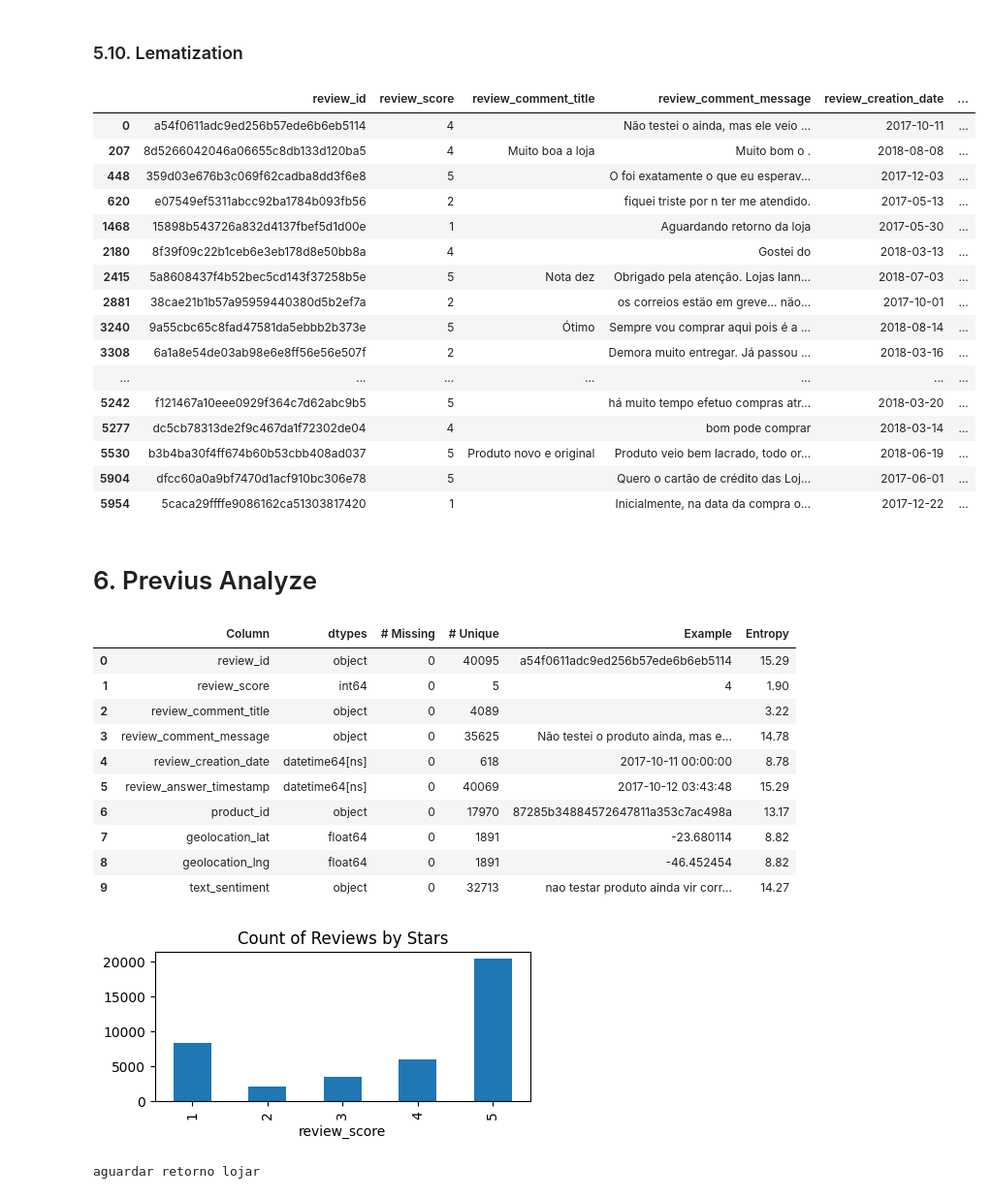
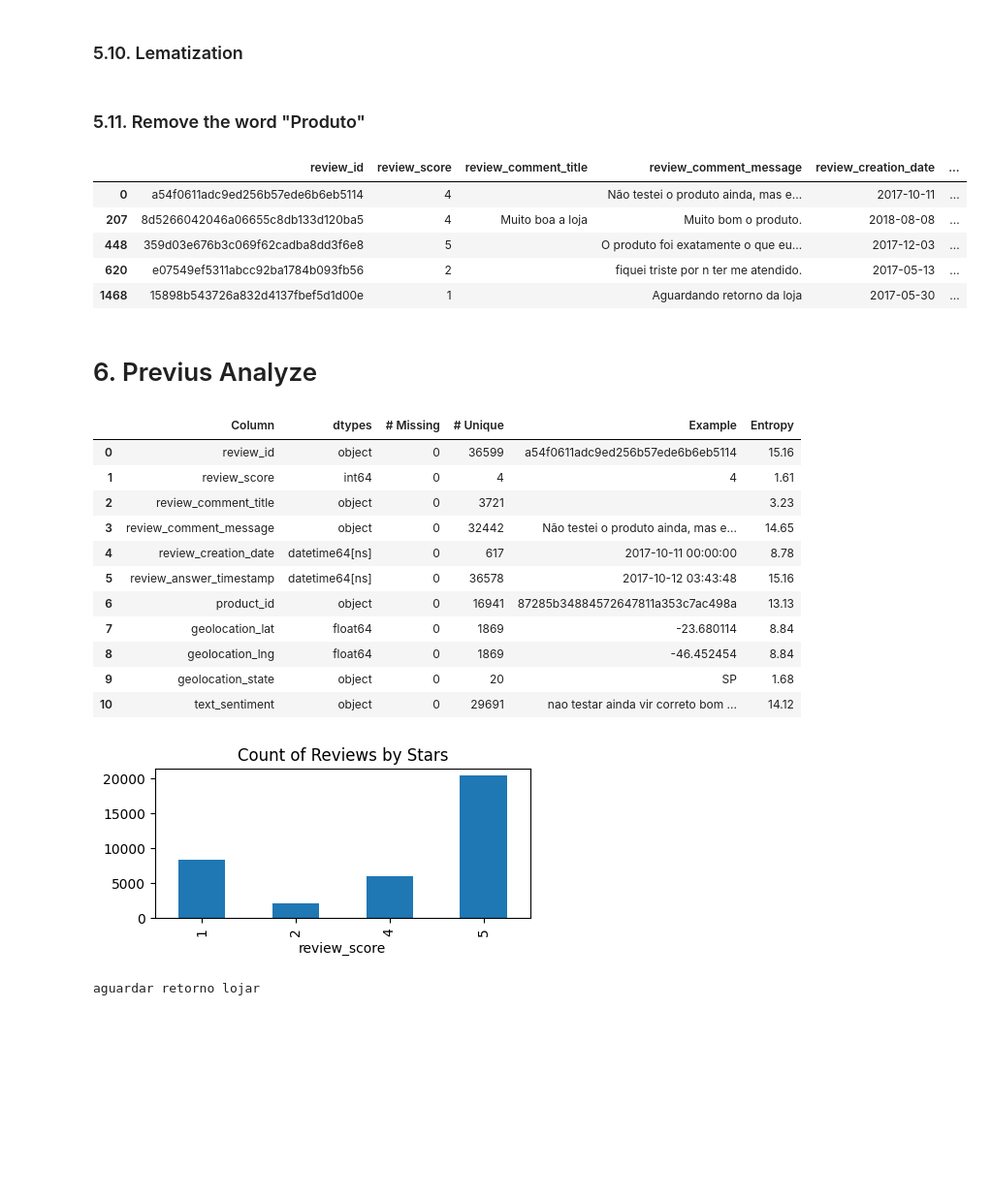
Before and after one commit to Fluffy-Fatec/Projeto-Integrador-Imagem-Classificador, a Jupyter notebook: Classificator.ipynb, the cells around one changed output. Shown at 97% size. Cells and saved outputs as stored; diff of their text form; code cells hidden in the pictures; blank space fills up the shorter version.

Commit message:
feat-FA-35: Finish Analyzes Model and Separated Top 20 Words

```diff
--- a/Classificator.ipynb
+++ b/Classificator.ipynb
@@ -88,7 +90,7 @@ df = orders_df.merge(order_reviews_df, on='order_id')\
 selected_columns = ['review_id', 'review_score', 'review_comment_title',
                     'review_comment_message', 'review_creation_date',
                     'review_answer_timestamp', 'product_id',
-                    'geolocation_lat', 'geolocation_lng']
+                    'geolocation_lat', 'geolocation_lng','geolocation_state']
 
 full_df = df.loc[:, selected_columns]
 # %% [markdown]
@@ -108 +112,3 @@ full_df = full_df.dropna(subset=['review_score'])
+# %%
+full_df = full_df[full_df['review_score'] != 3]
 # %% [markdown]
@@ -208,31 +214,22 @@ def lemmatize_text(text):
     return " ".join([token.lemma_ for token in nlp(text)])
 # %%
 full_df['text_sentiment'] = full_df['text_sentiment'].apply(lemmatize_text)
+# %% [markdown]
+### 5.11. Remove the word "Produto"
 # %%
 def remove_word(text, word):
     return text.replace(word, '')
 # %%
 full_df['text_sentiment'] = full_df['text_sentiment'].apply(lambda x: remove_word(x, 'produto'))
 # %%
-full_df.head(20)
+full_df.head(5)
 # %% [output]
 |  | review_id | review_score | review_comment_title | review_comment_message | review_creation_date | ... |
-| 0 | a54f0611adc9ed256b57ede6b6eb5114 | 4 |  | Não testei o ainda, mas ele veio ... | 2017-10-11 | ... |
-| 207 | 8d5266042046a06655c8db133d120ba5 | 4 | Muito boa a loja | Muito bom o . | 2018-08-08 | ... |
-| 448 | 359d03e676b3c069f62cadba8dd3f6e8 | 5 |  | O foi exatamente o que eu esperav... | 2017-12-03 | ... |
+| 0 | a54f0611adc9ed256b57ede6b6eb5114 | 4 |  | Não testei o produto ainda, mas e... | 2017-10-11 | ... |
+| 207 | 8d5266042046a06655c8db133d120ba5 | 4 | Muito boa a loja | Muito bom o produto. | 2018-08-08 | ... |
+| 448 | 359d03e676b3c069f62cadba8dd3f6e8 | 5 |  | O produto foi exatamente o que eu... | 2017-12-03 | ... |
 | 620 | e07549ef5311abcc92ba1784b093fb56 | 2 |  | fiquei triste por n ter me atendido. | 2017-05-13 | ... |
 | 1468 | 15898b543726a832d4137fbef5d1d00e | 1 |  | Aguardando retorno da loja | 2017-05-30 | ... |
-| 2180 | 8f39f09c22b1ceb6e3eb178d8e50bb8a | 4 |  | Gostei do | 2018-03-13 | ... |
-| 2415 | 5a8608437f4b52bec5cd143f37258b5e | 5 | Nota dez | Obrigado pela atenção. Lojas lann... | 2018-07-03 | ... |
-| 2881 | 38cae21b1b57a95959440380d5b2ef7a | 2 |  | os correios estäo em greve... näo... | 2017-10-01 | ... |
-| 3240 | 9a55cbc65c8fad47581da5ebbb2b373e | 5 | Ótimo | Sempre vou comprar aqui pois é a ... | 2018-08-14 | ... |
-| 3308 | 6a1a8e54de03ab98e6e8ff56e56e507f | 2 |  | Demora muito entregar. Já passou ... | 2018-03-16 | ... |
-| ... | ... | ... | ... | ... | ... | ... |
-| 5242 | f121467a10eee0929f364c7d62abc9b5 | 5 |  | há muito tempo efetuo compras atr... | 2018-03-20 | ... |
-| 5277 | dc5cb78313de2f9c467da1f72302de04 | 4 |  | bom pode comprar | 2018-03-14 | ... |
-| 5530 | b3b4ba30f4ff674b60b53cbb408ad037 | 5 | Produto novo e original | Produto veio bem lacrado, todo or... | 2018-06-19 | ... |
-| 5904 | dfcc60a0a9bf7470d1acf910bc306e78 | 5 |  | Quero o cartão de crédito das Loj... | 2017-06-01 | ... |
-| 5954 | 5caca29ffffe9086162ca51303817420 | 1 |  | Inicialmente, na data da compra o... | 2017-12-22 | ... |
 # %% [markdown]
 # 6. Previus Analyze
 # %%
@@ -253,23 +250,24 @@ def df_metadata(df):
 df_metadata(full_df)
 # %% [output]
 |  | Column | dtypes | # Missing | # Unique | Example | Entropy |
-| 0 | review_id | object | 0 | 40095 | a54f0611adc9ed256b57ede6b6eb5114 | 15.29 |
-| 1 | review_score | int64 | 0 | 5 | 4 | 1.90 |
-| 2 | review_comment_title | object | 0 | 4089 |  | 3.22 |
-| 3 | review_comment_message | object | 0 | 35625 | Não testei o produto ainda, mas e... | 14.78 |
-| 4 | review_creation_date | datetime64[ns] | 0 | 618 | 2017-10-11 00:00:00 | 8.78 |
-| 5 | review_answer_timestamp | datetime64[ns] | 0 | 40069 | 2017-10-12 03:43:48 | 15.29 |
-| 6 | product_id | object | 0 | 17970 | 87285b34884572647811a353c7ac498a | 13.17 |
-| 7 | geolocation_lat | float64 | 0 | 1891 | -23.680114 | 8.82 |
-| 8 | geolocation_lng | float64 | 0 | 1891 | -46.452454 | 8.82 |
-| 9 | text_sentiment | object | 0 | 32713 | nao testar produto ainda vir corr... | 14.27 |
+| 0 | review_id | object | 0 | 36599 | a54f0611adc9ed256b57ede6b6eb5114 | 15.16 |
+| 1 | review_score | int64 | 0 | 4 | 4 | 1.61 |
+| 2 | review_comment_title | object | 0 | 3721 |  | 3.23 |
+| 3 | review_comment_message | object | 0 | 32442 | Não testei o produto ainda, mas e... | 14.65 |
+| 4 | review_creation_date | datetime64[ns] | 0 | 617 | 2017-10-11 00:00:00 | 8.78 |
+| 5 | review_answer_timestamp | datetime64[ns] | 0 | 36578 | 2017-10-12 03:43:48 | 15.16 |
+| 6 | product_id | object | 0 | 16941 | 87285b34884572647811a353c7ac498a | 13.13 |
+| 7 | geolocation_lat | float64 | 0 | 1869 | -23.680114 | 8.84 |
+| 8 | geolocation_lng | float64 | 0 | 1869 | -46.452454 | 8.84 |
+| 9 | geolocation_state | object | 0 | 20 | SP | 1.68 |
+| 10 | text_sentiment | object | 0 | 29691 | nao testar ainda vir correto bom ... | 14.12 |
 # %%
 ax = full_df['review_score'].value_counts().sort_index() \
     .plot(kind='bar',
           title='Count of Reviews by Stars',
           figsize=(5,2))
 # %% [output]
-[figure, old version]
+[figure, new version]
 # %%
 example = full_df['text_sentiment'].iloc[4]
 print(example)
```
Also changed, not shown: parts of 21 cells of this notebook, 2 other files.
